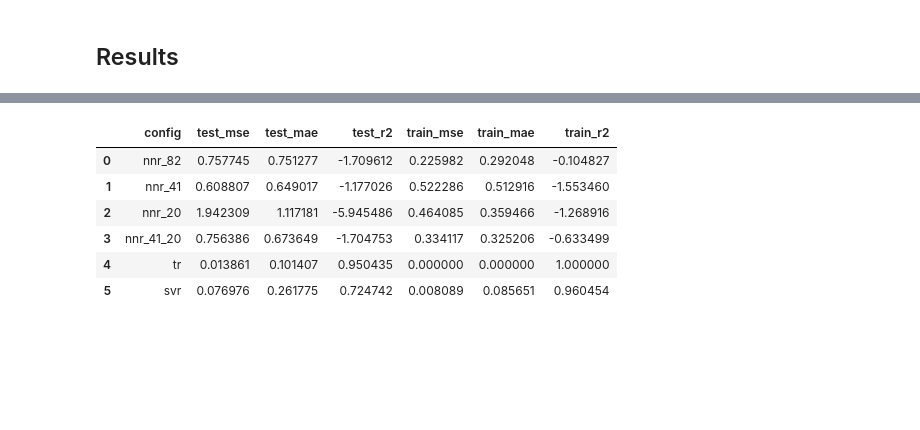
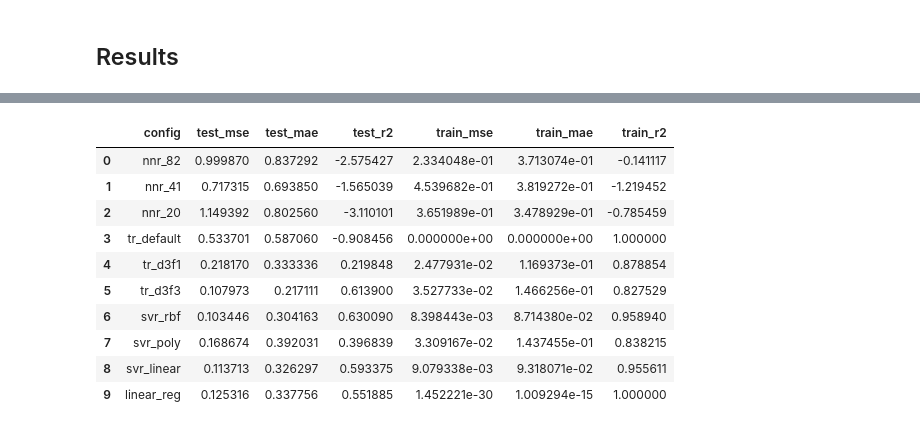
Before and after one commit to k4t0mono/hashtag_analysis, a Jupyter notebook: regression.ipynb, the cells around one changed output, grey strips where cells are left out. Cells and saved outputs as stored; diff of their text form; code cells hidden in the pictures; blank space fills up the shorter version.

Commit message:
results

```diff
--- a/regression.ipynb
+++ b/regression.ipynb
@@ -186,0 +210,3 @@ svr = SVR(gamma='scale')
+# %%
+svr_linear = SVR(kernel='linear', gamma='scale')
+svr_linear = svr_linear.fit(normed_train_data, train_labels)
@@ -187,5 +217,6 @@ svr = SVR(gamma='scale')
 # %%
-svr = svr.fit(normed_train_data, train_labels)
+linear_reg = LinearRegression()
+linear_reg = linear_reg.fit(normed_train_data, train_labels)
 # %% [markdown]
 ## Results
 # %%
@@ -196,12 +227,20 @@ predicts = {
     'nnr_41_train': nnr_41.predict(normed_train_data),
     'nnr_20_test': nnr_20.predict(normed_test_data),
     'nnr_20_train': nnr_20.predict(normed_train_data),
-    'nnr_41_20_test': nnr_41_20.predict(normed_test_data),
-    'nnr_41_20_train': nnr_41_20.predict(normed_train_data),
-    'tr_test': tr.predict(normed_test_data),
-    'tr_train': tr.predict(normed_train_data),
-    'svr_test': svr.predict(normed_test_data),
-    'svr_train': svr.predict(normed_train_data),
+    'tr_default_test': tr_default.predict(normed_test_data),
+    'tr_default_train': tr_default.predict(normed_train_data),
+    'tr_d3f1_test': tr_d3f1.predict(normed_test_data),
+    'tr_d3f1_train': tr_d3f1.predict(normed_train_data),
+    'tr_d3f3_test': tr_d3f3.predict(normed_test_data),
+    'tr_d3f3_train': tr_d3f3.predict(normed_train_data),
+    'svr_rbf_test': svr_rbf.predict(normed_test_data),
+    'svr_rbf_train': svr_rbf.predict(normed_train_data),
+    'svr_poly_test': svr_poly.predict(normed_test_data),
+    'svr_poly_train': svr_poly.predict(normed_train_data),
+    'svr_linear_test': svr_linear.predict(normed_test_data),
+    'svr_linear_train': svr_linear.predict(normed_train_data),
+    'linear_reg_test': linear_reg.predict(normed_test_data),
+    'linear_reg_train': linear_reg.predict(normed_train_data),
 }
 
 labels = {
@@ -220,6 +257,6 @@ WARNING:tensorflow:Falling back from v2 loop because of error: Failed to find da
 # %%
 data = []
-for c in [ 'nnr_82', 'nnr_41', 'nnr_20', 'nnr_41_20', 'tr', 'svr' ]:
+for c in [ 'nnr_82', 'nnr_41', 'nnr_20', 'tr_default', 'tr_d3f1', 'tr_d3f3', 'svr_rbf', 'svr_poly', 'svr_linear', 'linear_reg' ]:
     d = { 'config': c }
     for g in [ 'test', 'train' ]:
         k = '{}_{}'.format(c, g)
@@ -230,14 +267,18 @@ for c in [ 'nnr_82', 'nnr_41', 'nnr_20', 'nnr_41_20', 'tr', 'svr' ]:
     data.append(d)
 # %%
 results = pd.DataFrame(data)
-results.to_csv('results_3.csv', index=False)
+results.to_csv('results_notu.csv', index=False)
 results
 # %% [output]
 |  | config | test_mse | test_mae | test_r2 | train_mse | train_mae | train_r2 |
-| 0 | nnr_82 | 0.757745 | 0.751277 | -1.709612 | 0.225982 | 0.292048 | -0.104827 |
-| 1 | nnr_41 | 0.608807 | 0.649017 | -1.177026 | 0.522286 | 0.512916 | -1.553460 |
-| 2 | nnr_20 | 1.942309 | 1.117181 | -5.945486 | 0.464085 | 0.359466 | -1.268916 |
-| 3 | nnr_41_20 | 0.756386 | 0.673649 | -1.704753 | 0.334117 | 0.325206 | -0.633499 |
-| 4 | tr | 0.013861 | 0.101407 | 0.950435 | 0.000000 | 0.000000 | 1.000000 |
-| 5 | svr | 0.076976 | 0.261775 | 0.724742 | 0.008089 | 0.085651 | 0.960454 |
+| 0 | nnr_82 | 0.999870 | 0.837292 | -2.575427 | 2.334048e-01 | 3.713074e-01 | -0.141117 |
+| 1 | nnr_41 | 0.717315 | 0.693850 | -1.565039 | 4.539682e-01 | 3.819272e-01 | -1.219452 |
+| 2 | nnr_20 | 1.149392 | 0.802560 | -3.110101 | 3.651989e-01 | 3.478929e-01 | -0.785459 |
+| 3 | tr_default | 0.533701 | 0.587060 | -0.908456 | 0.000000e+00 | 0.000000e+00 | 1.000000 |
+| 4 | tr_d3f1 | 0.218170 | 0.333336 | 0.219848 | 2.477931e-02 | 1.169373e-01 | 0.878854 |
+| 5 | tr_d3f3 | 0.107973 | 0.217111 | 0.613900 | 3.527733e-02 | 1.466256e-01 | 0.827529 |
+| 6 | svr_rbf | 0.103446 | 0.304163 | 0.630090 | 8.398443e-03 | 8.714380e-02 | 0.958940 |
+| 7 | svr_poly | 0.168674 | 0.392031 | 0.396839 | 3.309167e-02 | 1.437455e-01 | 0.838215 |
+| 8 | svr_linear | 0.113713 | 0.326297 | 0.593375 | 9.079338e-03 | 9.318071e-02 | 0.955611 |
+| 9 | linear_reg | 0.125316 | 0.337756 | 0.551885 | 1.452221e-30 | 1.009294e-15 | 1.000000 |
 # %%
```
Also changed, not shown: parts of 30 cells of this notebook, 10 other files.
